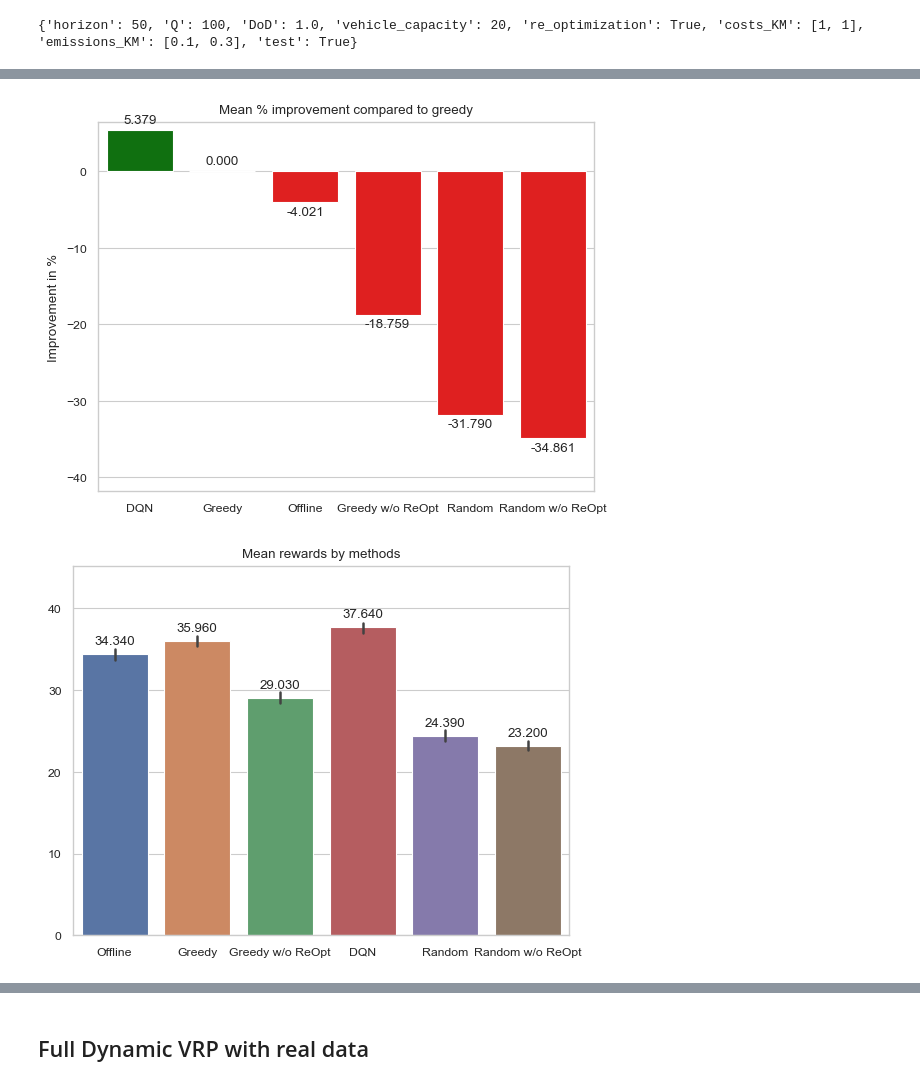
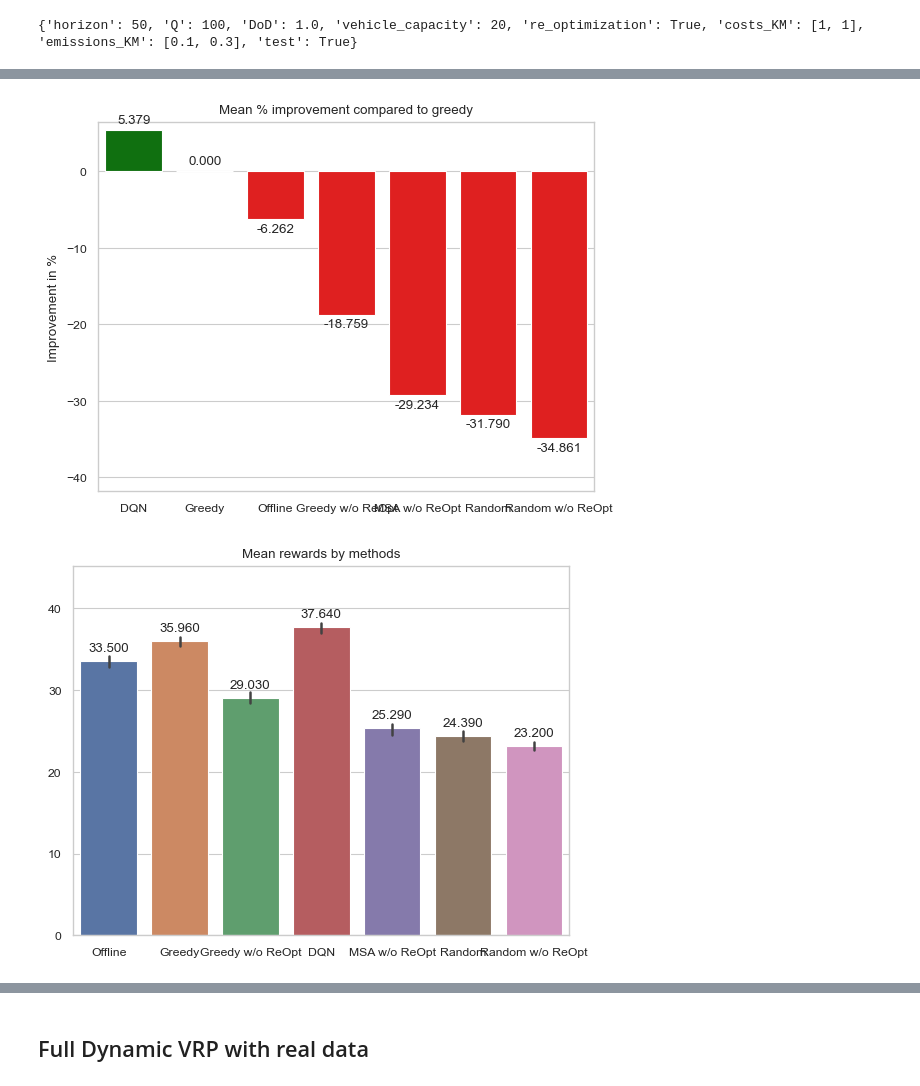
Before and after one commit to Farid-Najar/DynamicQVRP, a Jupyter notebook: results.ipynb, the cells around one changed output, grey strips where cells are left out. Cells and saved outputs as stored; diff of their text form; code cells hidden in the pictures.

```diff
--- a/results.ipynb
+++ b/results.ipynb
@@ -208,15 +208,11 @@ except:
     pass
 print(env_configs)
 
-
 with open(f'results/{file}/res_offline.pkl', "rb") as f:
     res_offline = pickle.load(f)
 
 with open(f'results/{file}/{wo}/res_RL_DQN_VRP_VA.pkl', "rb") as f:
     res_RL = pickle.load(f)
-
-# with open(f'results/{file}/res_MSA.pkl', "rb") as f:
-#     res_MSA = pickle.load(f)
 
 with open(f'results/{file}/{w}/res_greedy.pkl', "rb") as f:
     res_greedy = pickle.load(f)
@@ -224,9 +220,13 @@ with open(f'results/{file}/{w}/res_greedy.pkl', "rb") as f:
 with open(f'results/{file}/{w}/res_random.pkl', "rb") as f:
     res_random = pickle.load(f)
 
+
 with open(f'results/{file}/{wo}/res_greedy.pkl', "rb") as f:
     res_greedy_wo = pickle.load(f)
 
+with open(f'results/{file}/{wo}/res_MSA.pkl', "rb") as f:
+    res_MSA_wo = pickle.load(f)
+
 with open(f'results/{file}/{wo}/res_random.pkl', "rb") as f:
     res_random_wo = pickle.load(f)
 # %% [output]
@@ -318,6 +343,8 @@ data = {
     "Greedy w/o ReOpt" : res_greedy_wo['rs'],
     # "SL" : res_SL['rs'],
     "DQN" : res_RL['rs'],
+    # "MSA" : res_MSA['rs'],
+    "MSA w/o ReOpt" : res_MSA_wo['rs'],
     # "DQN u" : res_RL_equiProb['rs'],
     # "RL (PPO)" : res_RL_PPO['rs'],
     "Random" : res_random['rs'],
@@ -331,2 +358,2 @@ plot(data)
-[figure, old version]
+[figure, new version]
-[figure, old version]
+[figure, new version]
```
Also changed, not shown: parts of 5 cells of this notebook, 27 other files.
